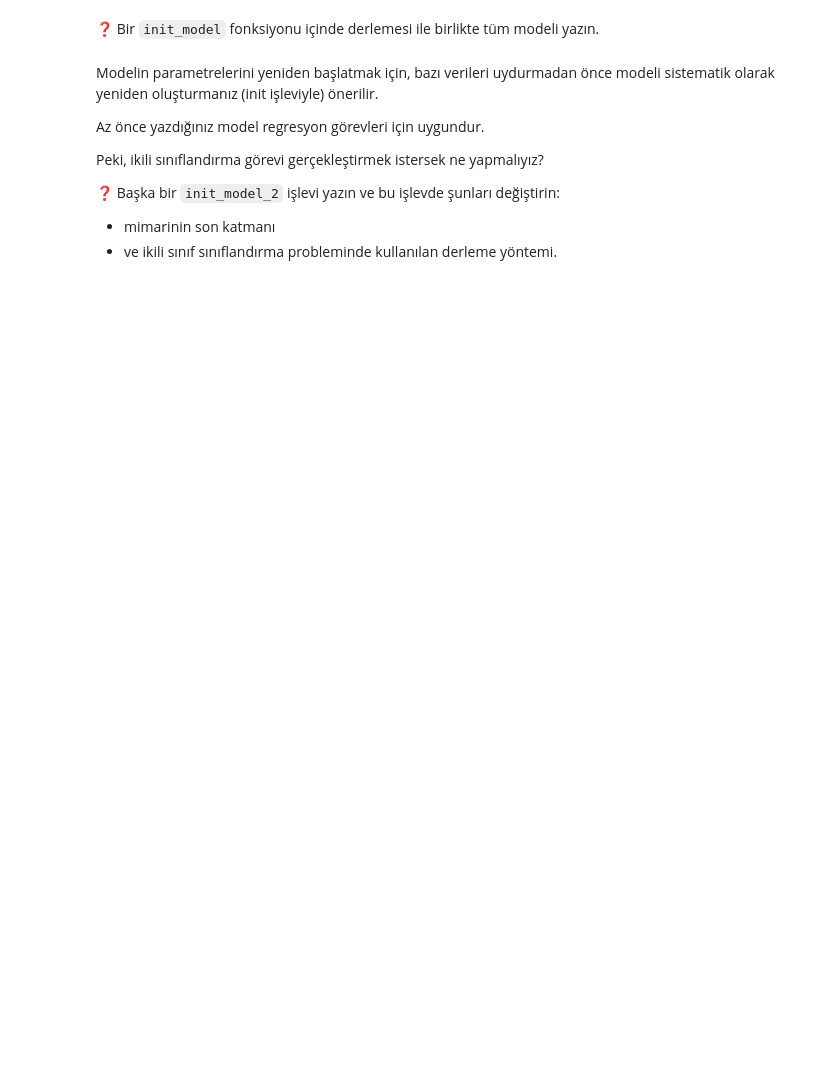
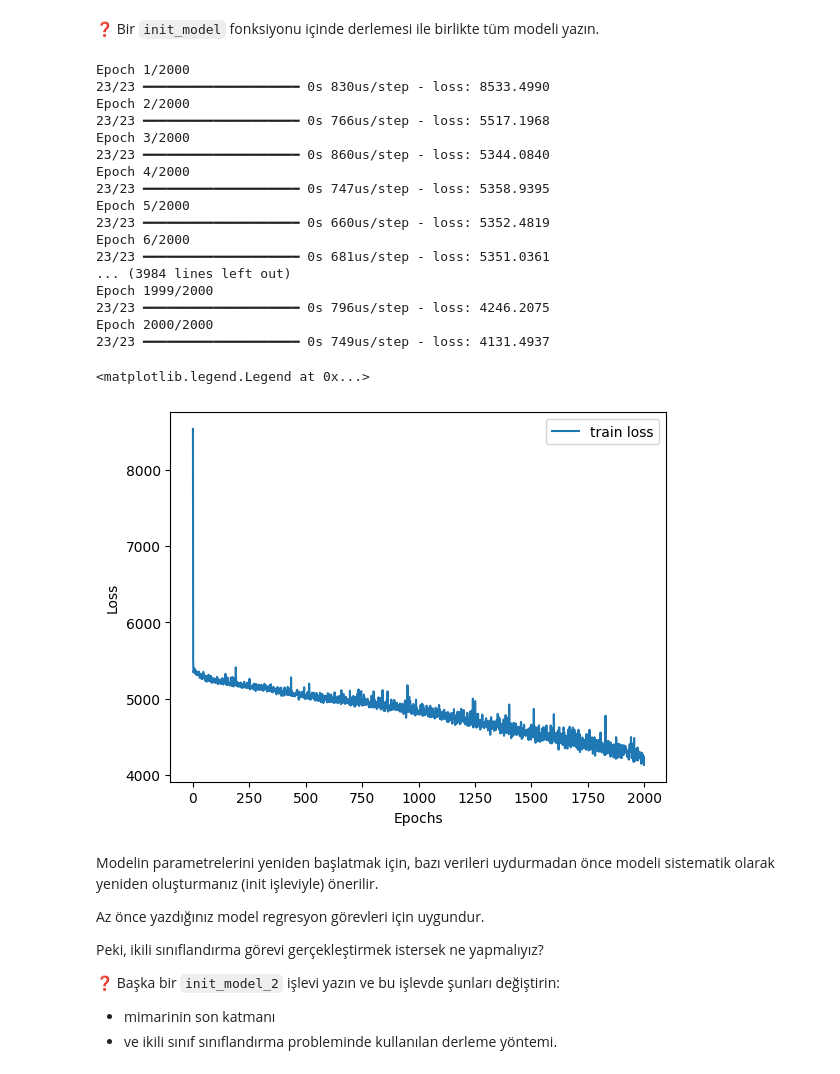
Before and after one commit to gonulsabah/workintech_project, a Jupyter notebook: S18D2-S-Data-tensorflow_demystified/recap.ipynb, the cells around one changed output. Drawn from its saved outputs; the diff is of its cells as text; code cells hidden in the pictures; blank space fills up the shorter version.

```diff
--- a/S18D2-S-Data-tensorflow_demystified/recap.ipynb
+++ b/S18D2-S-Data-tensorflow_demystified/recap.ipynb
@@ -560,6 +579,33 @@ def init_model():
     model.add(layers.Dense(1, activation="linear"))
     model.compile(optimizer="adam", loss="mse")
     return model
+# %%
+init_model = init_model()
+history_init_model = init_model.fit(X_train, y_train, epochs=2000, batch_size=16, validation_split=0)
+plt.plot(history_init_model.history["loss"], label="train loss")
+plt.xlabel("Epochs")
+plt.ylabel("Loss")
+plt.legend()
+# %% [output]
+Epoch 1/2000
+23/23 ━━━━━━━━━━━━━━━━━━━━ 0s 830us/step - loss: 8533.4990
+Epoch 2/2000
+23/23 ━━━━━━━━━━━━━━━━━━━━ 0s 766us/step - loss: 5517.1968
+Epoch 3/2000
+23/23 ━━━━━━━━━━━━━━━━━━━━ 0s 860us/step - loss: 5344.0840
+Epoch 4/2000
+23/23 ━━━━━━━━━━━━━━━━━━━━ 0s 747us/step - loss: 5358.9395
+Epoch 5/2000
+23/23 ━━━━━━━━━━━━━━━━━━━━ 0s 660us/step - loss: 5352.4819
+Epoch 6/2000
+23/23 ━━━━━━━━━━━━━━━━━━━━ 0s 681us/step - loss: 5351.0361
+... (3984 lines left out)
+Epoch 1999/2000
+23/23 ━━━━━━━━━━━━━━━━━━━━ 0s 796us/step - loss: 4246.2075
+Epoch 2000/2000
+23/23 ━━━━━━━━━━━━━━━━━━━━ 0s 749us/step - loss: 4131.4937
+<matplotlib.legend.Legend at 0x...>
+[figure, added]
 # %% [markdown]
 Modelin parametrelerini yeniden başlatmak için, bazı verileri uydurmadan önce modeli sistematik olarak yeniden oluşturmanız (init işleviyle) önerilir.
 
```
Also changed, not shown: parts of 10 cells of this notebook.
